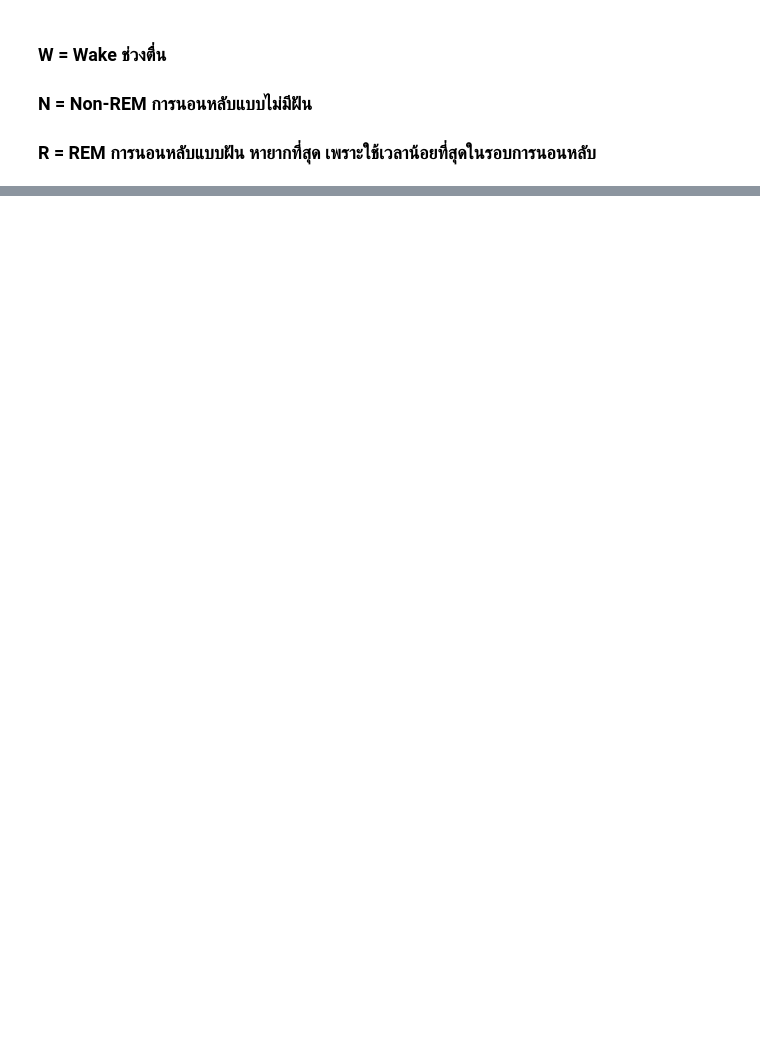
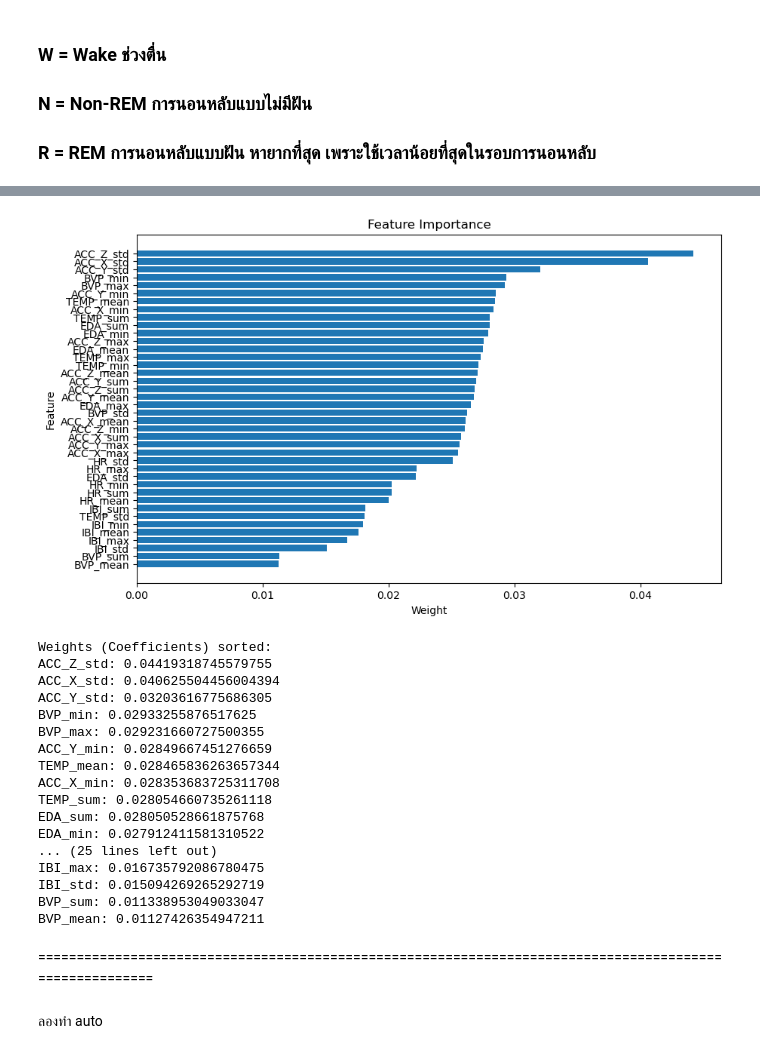
Before and after one commit to Kyaputan/Lab3-Machine-Learning, a Jupyter notebook: Linear_Model/ex17_Sleep-Stage-Classification/Train_SSC.ipynb, the cells around one changed output, grey strips where cells are left out. Saved outputs shown, nothing was run; the diff lists cells and outputs as text; code cells hidden in the pictures; blank space fills up the shorter version.

```diff
--- a/Linear_Model/ex17_Sleep-Stage-Classification/Train_SSC.ipynb
+++ b/Linear_Model/ex17_Sleep-Stage-Classification/Train_SSC.ipynb
@@ -344,0 +587,6 @@ history = model.fit(dataset_blocks['train']['block'],
+# %%
+Best_Params_rf = random_search_rf.best_params_
+# %%
+rf_model = RandomForestClassifier(**Best_Params_rf)
+# %%
+rf_model.fit(X_train, y_train)
@@ -344,0 +638,43 @@ history = model.fit(dataset_blocks['train']['block'],
+# %%
+weights = rf_model.feature_importances_
+# %%
+
+sorted_features_weights = sorted(zip(X.columns, weights), key=lambda x: x[1], reverse=True)
+
+sorted_features, sorted_weights = zip(*sorted_features_weights)
+
+plt.figure(figsize=(10, 6))
+plt.barh(sorted_features, sorted_weights)
+plt.xlabel('Weight')
+plt.ylabel('Feature')
+plt.title('Feature Importance')
+plt.gca().invert_yaxis()
+plt.show()
+
+# แสดงผลเป็นตัวเลข
+print("Weights (Coefficients) sorted:")
+for feature, weight in sorted_features_weights:
+    print(f"{feature}: {weight}")
+# %% [output]
+[figure, added]
+Weights (Coefficients) sorted:
+ACC_Z_std: 0.04419318745579755
+ACC_X_std: 0.040625504456004394
+ACC_Y_std: 0.03203616775686305
+BVP_min: 0.02933255876517625
+BVP_max: 0.029231660727500355
+ACC_Y_min: 0.02849667451276659
+TEMP_mean: 0.028465836263657344
+ACC_X_min: 0.028353683725311708
+TEMP_sum: 0.028054660735261118
+EDA_sum: 0.028050528661875768
+EDA_min: 0.027912411581310522
+... (25 lines left out)
+IBI_max: 0.016735792086780475
+IBI_std: 0.015094269265292719
+BVP_sum: 0.011338953049033047
+BVP_mean: 0.01127426354947211
+# %% [markdown]
+========================================================================================================
+# %% [markdown]
+ลองทำ auto
```
Also changed, not shown: parts of 68 cells of this notebook, 3 other files.
